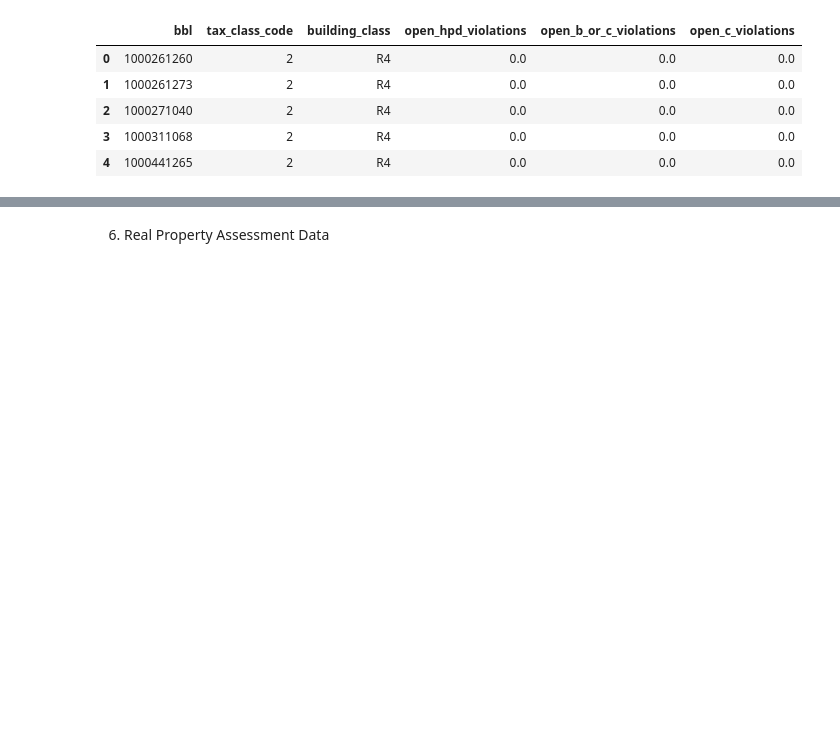
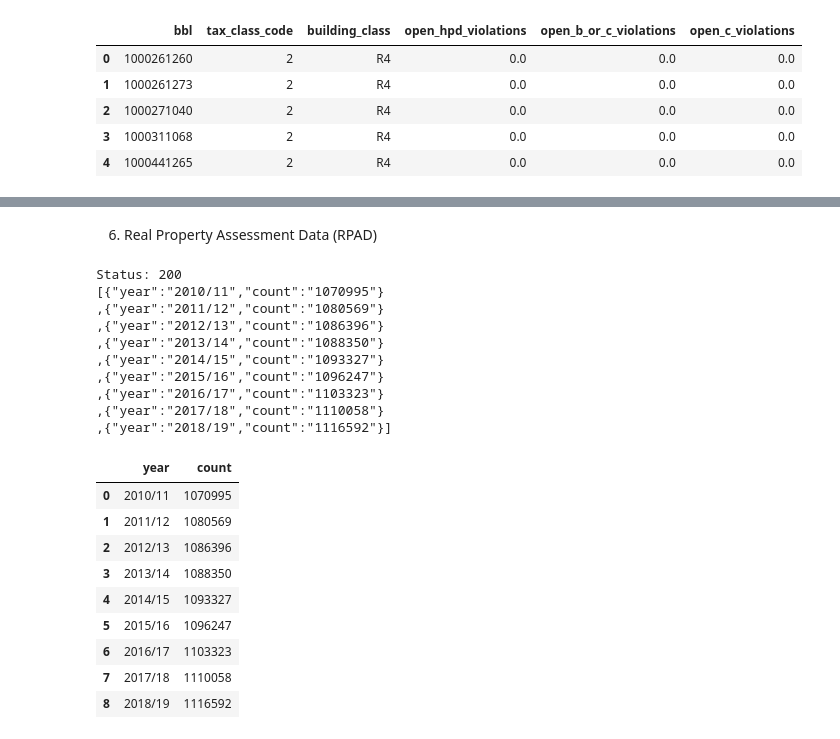
Before and after one commit to existentialblarn/tax-enforcement, a Jupyter notebook: lien_sale_pool.ipynb, the cells around one changed output, grey strips where cells are left out. Cells and saved outputs as stored; diff of their text form; code cells hidden in the pictures; blank space fills up the shorter version.

```diff
--- a/lien_sale_pool.ipynb
+++ b/lien_sale_pool.ipynb
@@ -404,2 +404,40 @@ master_property[[
 # %% [markdown]
-6. Real Property Assessment Data
+6. Real Property Assessment Data (RPAD)
+# %%
+# Check available RPAD years using direct requests, because this needs $group
+url = "https://data.cityofnewyork.us/resource/yjxr-fw8i.json"
+
+params = {
+    "$select": "`year`, count(*)",
+    "$group": "`year`",
+    "$order": "`year`"
+}
+
+r = requests.get(url, params=params)
+
+print("Status:", r.status_code)
+print(r.text[:500])
+
+year_check = pd.DataFrame(r.json())
+display(year_check)
+# %% [output]
+Status: 200
+[{"year":"2010/11","count":"1070995"}
+,{"year":"2011/12","count":"1080569"}
+,{"year":"2012/13","count":"1086396"}
+,{"year":"2013/14","count":"1088350"}
+,{"year":"2014/15","count":"1093327"}
+,{"year":"2015/16","count":"1096247"}
+,{"year":"2016/17","count":"1103323"}
+,{"year":"2017/18","count":"1110058"}
+,{"year":"2018/19","count":"1116592"}]
+|  | year | count |
+| 0 | 2010/11 | 1070995 |
+| 1 | 2011/12 | 1080569 |
+| 2 | 2012/13 | 1086396 |
+| 3 | 2013/14 | 1088350 |
+| 4 | 2014/15 | 1093327 |
+| 5 | 2015/16 | 1096247 |
+| 6 | 2016/17 | 1103323 |
+| 7 | 2017/18 | 1110058 |
+| 8 | 2018/19 | 1116592 |
```
Also changed, not shown: parts of 10 cells of this notebook, 1 other file.
